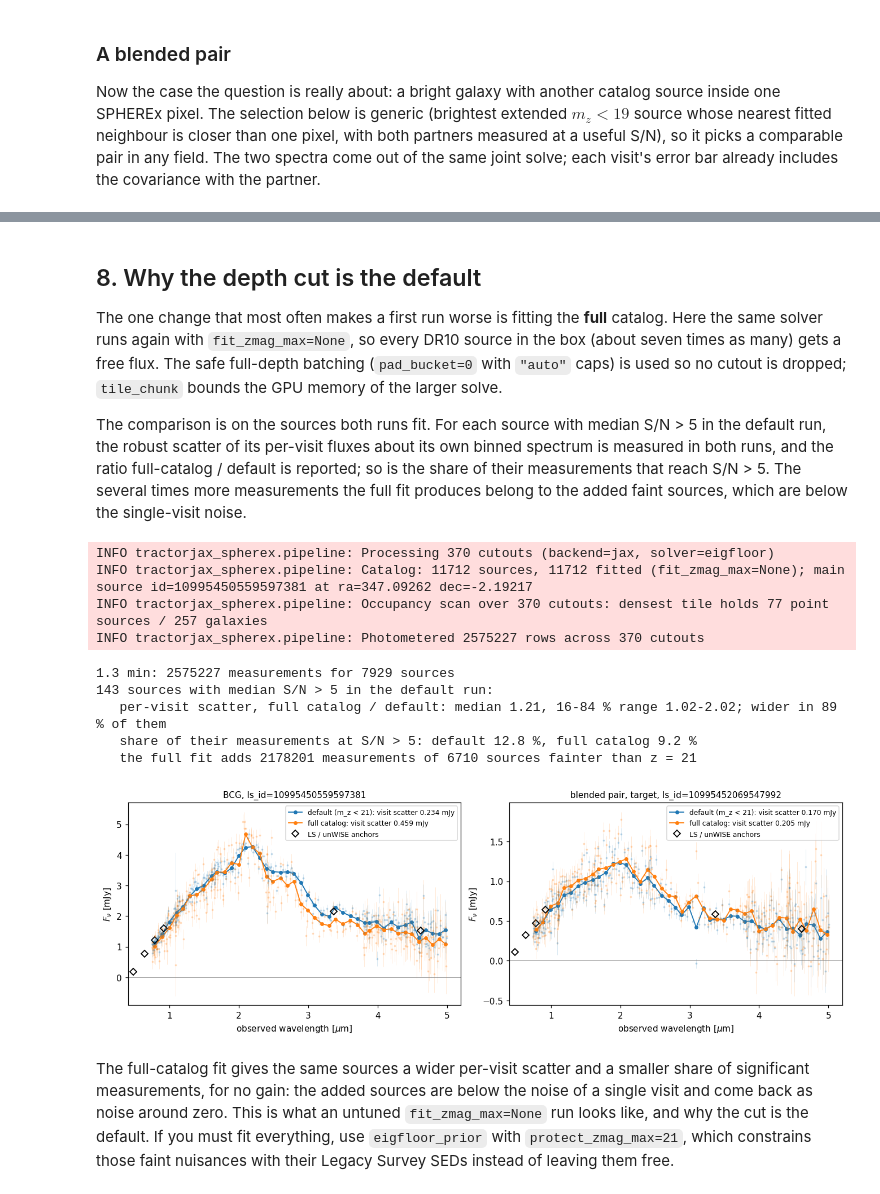
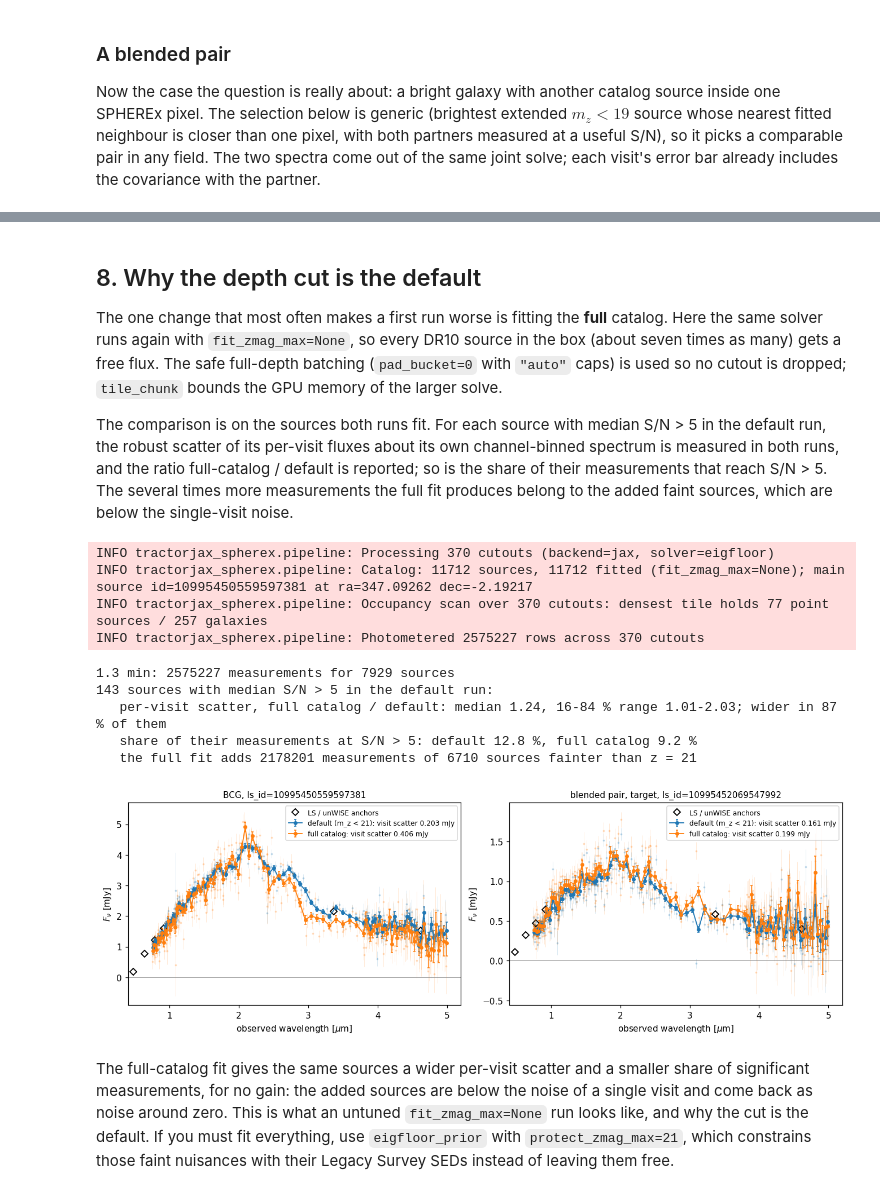
Before and after one commit to hbahk/tractorjax-spherex, a Jupyter notebook: examples/04_cluster_field_end_to_end.ipynb, the cells around one changed output, grey strips where cells are left out. Saved outputs shown, nothing was run; the diff lists cells and outputs as text; code cells hidden in the pictures.

```diff
--- a/examples/04_cluster_field_end_to_end.ipynb
+++ b/examples/04_cluster_field_end_to_end.ipynb
@@ -452,13 +508,14 @@ def anchors(row):
     return lam, f
 
 
-def plot_source(ax, sid, row, dlam=0.1, color="C0", label=None):
+def plot_source(ax, sid, row, color="C0", label=None):
     spec = spectra[sid]
-    binned = bin_spectrum(spec, dlam=dlam)
+    binned = bin_to_channels(spec)
     ax.errorbar(spec["central_wavelength"], spec["flux"], yerr=spec["flux_err"],
                 fmt=".", ms=3, color=color, alpha=0.25, lw=0.6)
     ax.errorbar(binned["central_wavelength"], binned["flux"], yerr=binned["flux_err"],
-                fmt="o-", ms=4, color=color, lw=1.2, label=label or f"ls_id={sid}")
+                fmt="o-", ms=4, color=color, lw=1.2, elinewidth=1.2, capsize=2,
+                label=label or f"ls_id={sid}")
     lam, f = anchors(row)
     ax.plot(lam, f, "D", ms=6, mfc="none", mec=color, mew=1.4)
     ax.axhline(0, color="0.5", lw=0.6)
@@ -469,7 +526,7 @@ def plot_source(ax, sid, row, dlam=0.1, color="C0", label=None):
 
 
 fig, ax = plt.subplots(figsize=(9, 4), constrained_layout=True)
-spec, binned = plot_source(ax, BCG_ID, bcg, label=f"BCG, per-visit (faint) and binned to {0.1:.2f} $\\mu$m")
+spec, binned = plot_source(ax, BCG_ID, bcg, label="BCG: per visit (faint), 102-channel binned (solid)")
 ax.axvline(1.6 * (1 + Z_CL), color="0.6", ls=":", lw=1)
 ax.text(1.6 * (1 + Z_CL), ax.get_ylim()[1] * 0.95, " 1.6 $\\mu$m bump at z = %.3f" % Z_CL,
         va="top", fontsize=8, color="0.4")
@@ -477,8 +534,10 @@ ax.legend(loc="lower right")
 plt.show()
 
 snr = spec["flux"] / spec["flux_err"]
-print(f"BCG: {len(spec)} visits, median per-visit S/N {np.median(snr):.1f}, "
-      f"flux {np.median(spec['flux']):.2f} mJy (median); "
-      f"W1 anchor {bcg['dered_flux_w1'] * NMGY_TO_MJY:.2f} mJy")
+print(f"BCG: {len(spec)} visits in {len(binned)} of the 102 channels "
+      f"({binned['n'].min()}-{binned['n'].max()} visits per channel), median per-visit S/N "
+      f"{np.median(snr):.1f}, median channel S/N {np.median(binned['flux'] / binned['flux_err']):.1f}; "
+      f"flux {np.median(spec['flux']):.2f} mJy (median); W1 anchor {bcg['dered_flux_w1'] * NMGY_TO_MJY:.2f} mJy")
+binned[:5]
 # %% [output]
 1219 sources have at least one wavelength-labelled measurement
@@ -543,7 +610,7 @@ dropped; `tile_chunk` bounds the GPU memory of the larger solve.
 
 The comparison is on the sources both runs fit. For each source with median
 S/N > 5 in the default run, the robust scatter of its per-visit fluxes about its
-own binned spectrum is measured in both runs, and the ratio full-catalog /
+own channel-binned spectrum is measured in both runs, and the ratio full-catalog /
 default is reported; so is the share of their measurements that reach S/N > 5.
 The several times more measurements the full fit produces belong to the added
 faint sources, which are below the single-visit noise.
@@ -559,9 +626,9 @@ print(f"\n{(time.time() - t0) / 60:.1f} min: {len(phot_full)} measurements for "
 spectra_full = build_spectra(phot_full)
 
 
-def visit_scatter(spec, dlam=0.1):
-    """Robust (1.4826 MAD) scatter of per-visit fluxes about the binned spectrum."""
-    binned = bin_spectrum(spec, dlam=dlam)
+def visit_scatter(spec):
+    """Robust (1.4826 MAD) scatter of per-visit fluxes about the channel-binned spectrum."""
+    binned = bin_to_channels(spec)
     model = np.interp(spec["central_wavelength"], binned["central_wavelength"], binned["flux"])
     r = np.asarray(spec["flux"] - model)
     return 1.4826 * np.median(np.abs(r - np.median(r)))
@@ -585,38 +652,39 @@ print(f"   share of their measurements at S/N > 5: default "
       f"{np.mean(phot_full['flux'][common] / phot_full['flux_err'][common] > 5) * 100:.1f} %")
 print(f"   the full fit adds {len(phot_full) - common.sum()} measurements of "
       f"{len(np.unique(phot_full['id'])) - len(np.unique(phot['id']))} sources fainter than z = 21")
 
 fig, axs = plt.subplots(1, 2, figsize=(12, 4), constrained_layout=True)
 for ax, (sid, row, ttl) in zip(axs, ((BCG_ID, bcg, "BCG"),
                                      (int(fit["ls_id"][a]), fit[a], "blended pair, target"))):
     for src, color, label in ((spectra, "C0", "default (m_z < 21)"),
                               (spectra_full, "C1", "full catalog")):
         s = src[sid]
-        bnd = bin_spectrum(s, dlam=0.1)
+        bnd = bin_to_channels(s)
         ax.errorbar(s["central_wavelength"], s["flux"], yerr=s["flux_err"], fmt=".", ms=3,
                     color=color, alpha=0.2, lw=0.5)
-        ax.plot(bnd["central_wavelength"], bnd["flux"], "o-", ms=3.5, color=color, lw=1.2,
-                label=f"{label}: visit scatter {visit_scatter(s):.3f} mJy")
+        ax.errorbar(bnd["central_wavelength"], bnd["flux"], yerr=bnd["flux_err"], fmt="o-",
+                    ms=3.5, color=color, lw=1.2, elinewidth=1.0, capsize=1.5,
+                    label=f"{label}: visit scatter {visit_scatter(s):.3f} mJy")
     lam, f = anchors(row)
     ax.plot(lam, f, "D", ms=6, mfc="none", mec="k", mew=1.2, label="LS / unWISE anchors")
     ax.axhline(0, color="0.5", lw=0.6)
     ax.set_xlim(0.4, 5.2)
     ax.set_xlabel("observed wavelength [$\\mu$m]")
     ax.set_ylabel("$F_\\nu$ [mJy]")
     ax.set_title(f"{ttl}, ls_id={sid}", fontsize=10)
     ax.legend(loc="upper right", fontsize=8)
 plt.show()
 # %% [output]
 INFO tractorjax_spherex.pipeline: Processing 370 cutouts (backend=jax, solver=eigfloor)
 INFO tractorjax_spherex.pipeline: Catalog: 11712 sources, 11712 fitted (fit_zmag_max=None); main source id=10995450559597381 at ra=347.09262 dec=-2.19217
 INFO tractorjax_spherex.pipeline: Occupancy scan over 370 cutouts: densest tile holds 77 point sources / 257 galaxies
 INFO tractorjax_spherex.pipeline: Photometered 2575227 rows across 370 cutouts
 1.3 min: 2575227 measurements for 7929 sources
 143 sources with median S/N > 5 in the default run:
-   per-visit scatter, full catalog / default: median 1.21, 16-84 % range 1.02-2.02; wider in 89 % of them
+   per-visit scatter, full catalog / default: median 1.24, 16-84 % range 1.01-2.03; wider in 87 % of them
    share of their measurements at S/N > 5: default 12.8 %, full catalog 9.2 %
    the full fit adds 2178201 measurements of 6710 sources fainter than z = 21
-[figure, old version]
+[figure, new version]
 # %% [markdown]
 The full-catalog fit gives the same sources a wider per-visit scatter and a
 smaller share of significant measurements, for no gain: the added sources are
```
Also changed, not shown: parts of 15 cells of this notebook.
